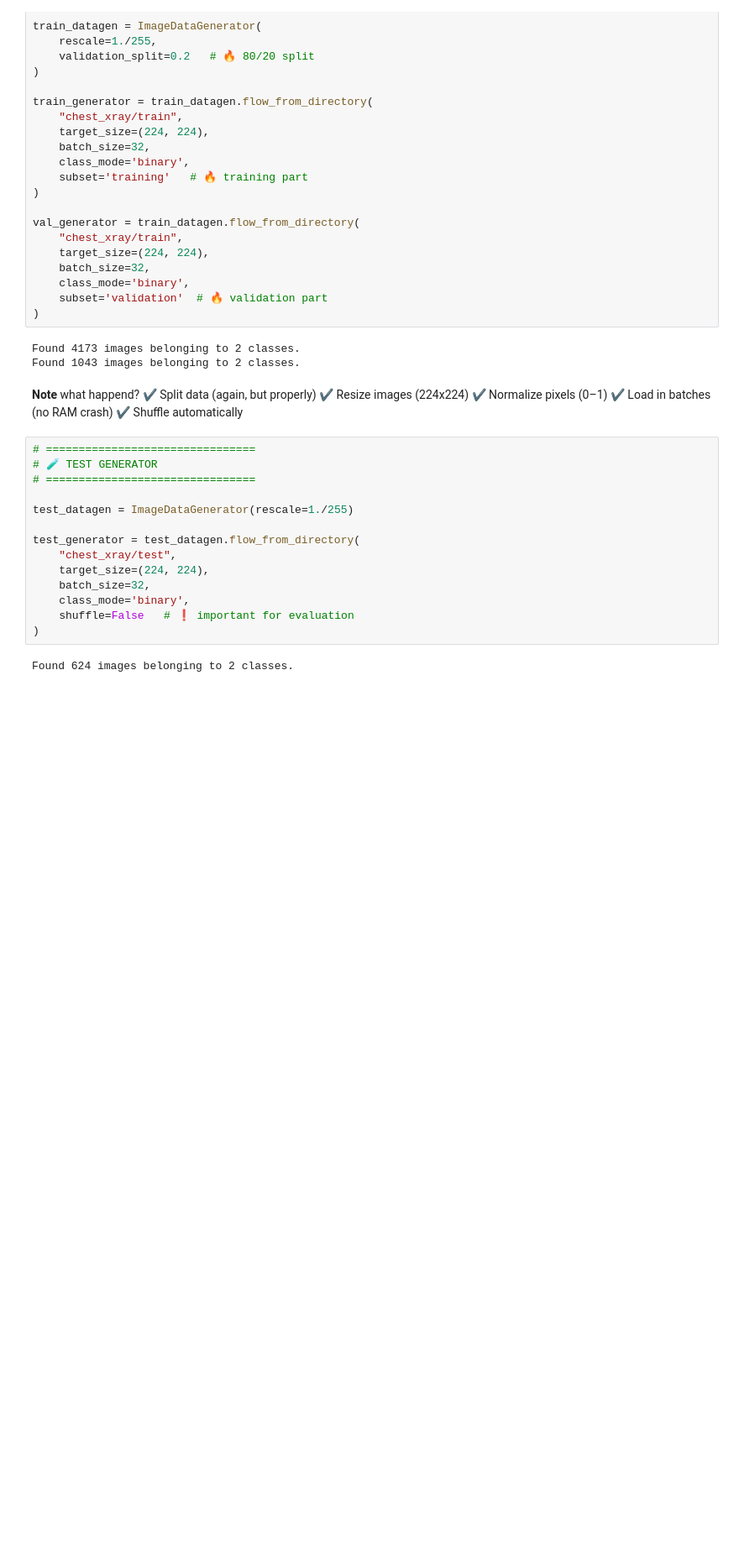
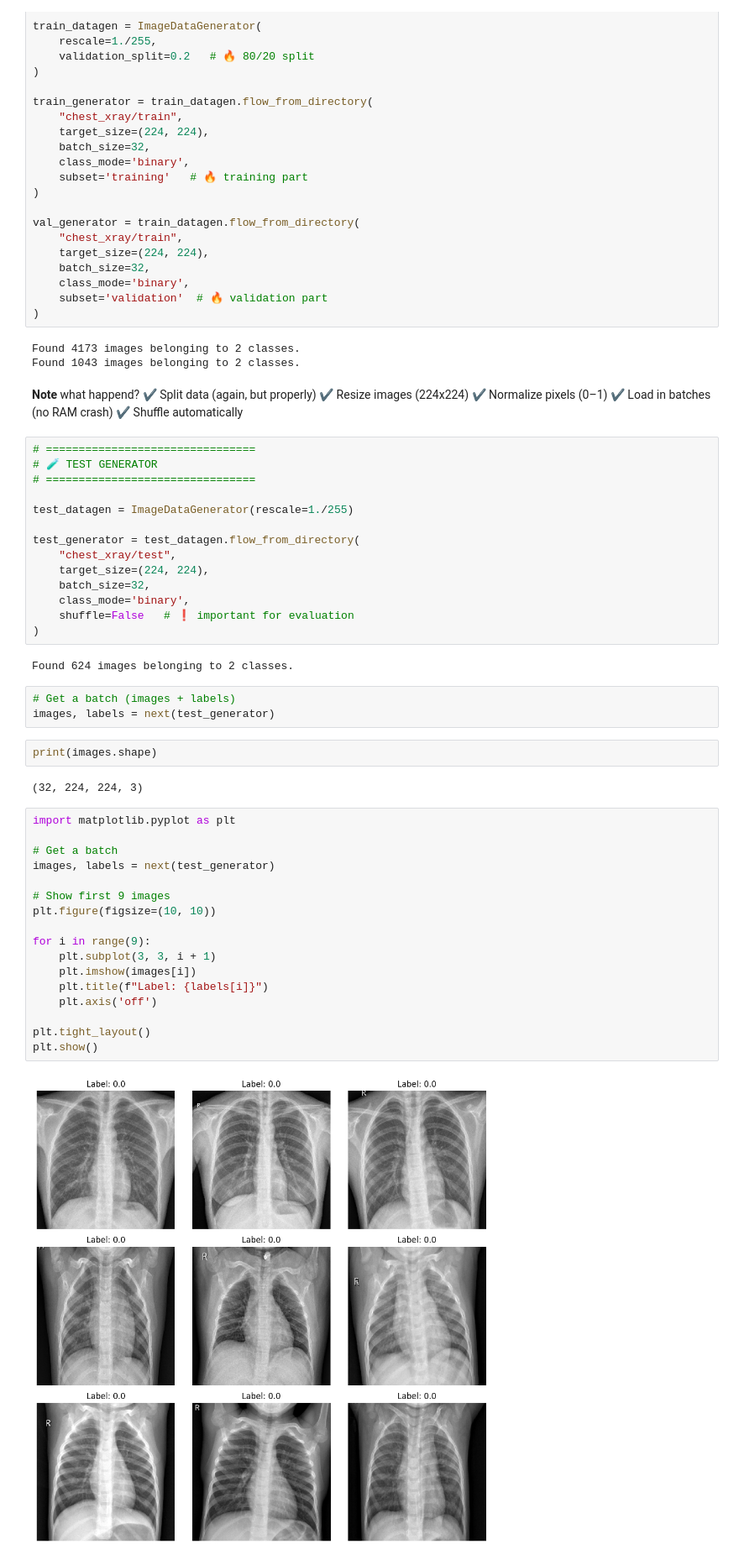
Before and after one commit to yusuf-codes10/deep-learining-project, a Jupyter notebook: dp_project.ipynb, the cells around one changed output. Shown at 84% size. Drawn from its saved outputs; the diff is of its cells as text; blank space fills up the shorter version.

```diff
--- a/dp_project.ipynb
+++ b/dp_project.ipynb
@@ -367,3 +373,29 @@ test_generator = test_datagen.flow_from_directory(
 )
 # %% [output]
 Found 624 images belonging to 2 classes.
+# %%
+# Get a batch (images + labels)
+images, labels = next(test_generator)
+# %%
+print(images.shape)
+# %% [output]
+(32, 224, 224, 3)
+# %%
+import matplotlib.pyplot as plt
+
+# Get a batch
+images, labels = next(test_generator)
+
+# Show first 9 images
+plt.figure(figsize=(10, 10))
+
+for i in range(9):
+    plt.subplot(3, 3, i + 1)
+    plt.imshow(images[i])
+    plt.title(f"Label: {labels[i]}")
+    plt.axis('off')
+
+plt.tight_layout()
+plt.show()
+# %% [output]
+[figure, added]
```
Also changed, not shown: parts of 12 cells of this notebook.
